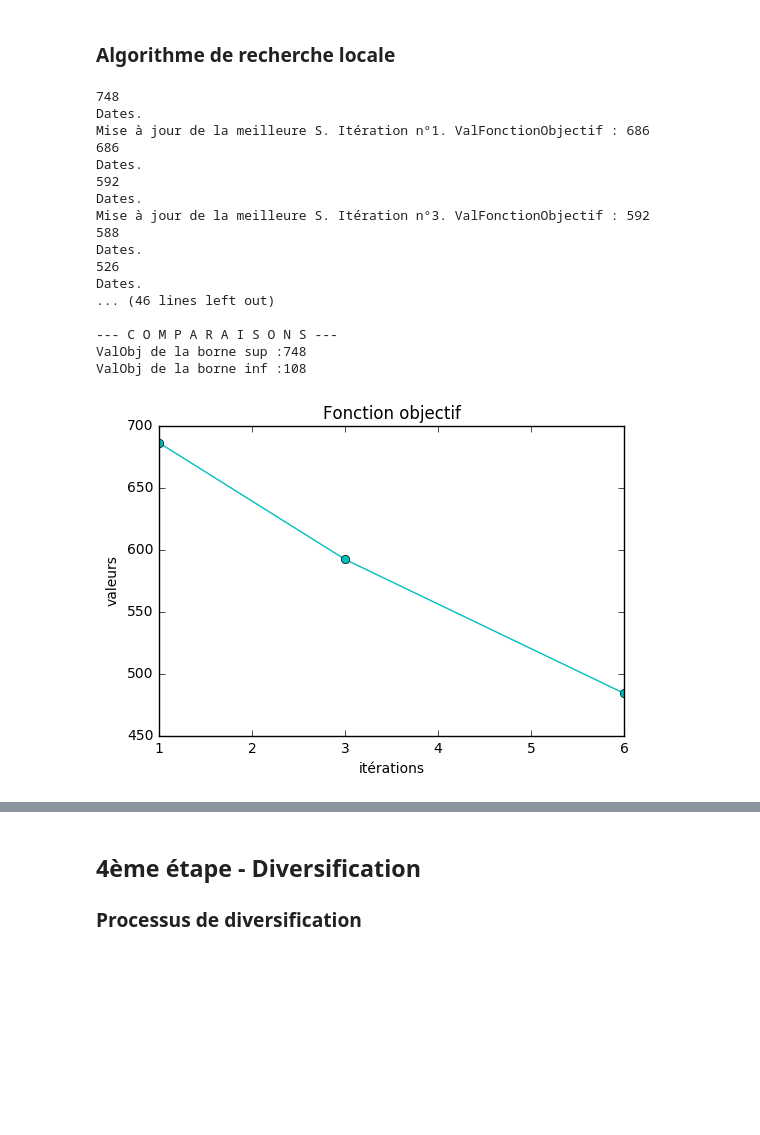
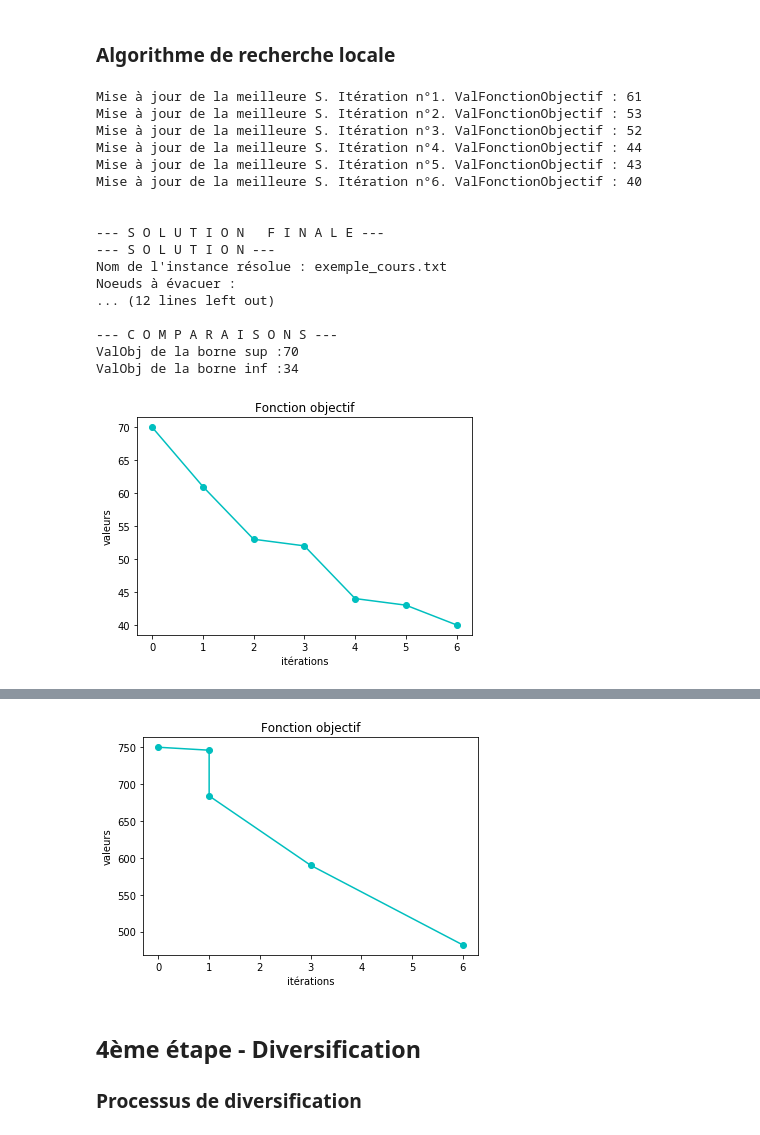
Before and after one commit to LaureFeuillet/tp_metaheuristiques, a Jupyter notebook: tp_metaheuristiques.ipynb, the cells around one changed output, grey strips where cells are left out. Cells and saved outputs as stored; diff of their text form; code cells hidden in the pictures; blank space fills up the shorter version.

```diff
--- a/tp_metaheuristiques.ipynb
+++ b/tp_metaheuristiques.ipynb
@@ -875,50 +875,61 @@ Commentaire : *** Laure Feuillet & Mael Plantec ***
 # %% [markdown]
  ### Algorithme de recherche locale
+# %%
+def algo (nomFichier, fctSolutionInitiale, fctFonctionObjectif, fctCritereArret, fctVoisinage) :
+    dateDebut = datetime.now()
+
+    evacuation, graphe = lecture(nomFichier)
+    solutionInitiale = fctSolutionInitiale(nomFichier, evacuation, graphe)
+
+    meilleureSolution, listeValFctObjectif = parcours(nomFichier, evacuation, graphe, solutionInitiale, fctFonctionObjectif, fctCritereArret, fctVoisinage)
+
+    meilleureSolution.tpsCalcul = (datetime.now() - dateDebut).total_seconds()
+    print("\n\n--- S O L U T I O N   F I N A L E ---")
+    affichageSolution(meilleureSolution)
+
+    print("--- C O M P A R A I S O N S ---")
+    borneSupSolution = borneSup(nomFichier, evacuation, graphe)
+    print("ValObj de la borne sup :" + str(borneSupSolution.valFctObjectif))
+    borneInfSolution = borneInf(nomFichier, evacuation, graphe)
+    print("ValObj de la borne inf :" + str(borneInfSolution.valFctObjectif))
+
+    return meilleureSolution, listeValFctObjectif
 # %%
-def algo (nomFichier, fctSolutionInitiale, fctFonctionObjectif, fctCritereArret, fctVoisinage) :
+def parcours(nomFichier, evacuation, graphe, solutionInitiale, fctFonctionObjectif, fctCritereArret, fctVoisinage):
+    inf = borneInf(nomFichier, evacuation, graphe).valFctObjectif
     nbIterations = 0
     voisinage = []
-    evacuation, graphe = lecture(nomFichier)
-    solutionInitiale = fctSolutionInitiale(nomFichier, evacuation, graphe)
-    inf = borneInf(nomFichier, evacuation, graphe).valFctObjectif
     espace = solutionInitiale.valFctObjectif - inf
     voisinage.append(solutionInitiale)
     meilleureSolution = solutionInitiale
 
     # Liste pour construire le graphe de descente.
     listeValFctObjectif = []
+    listeValFctObjectif.append((solutionInitiale.valFctObjectif, nbIterations))
 
     # Création de la file nécessaire au critère : moyenne glissante.
     i = fctFonctionObjectif(meilleureSolution, graphe)
     file = [i,i,i,i,i]
 
     while(not(fctCritereArret(fctFonctionObjectif(meilleureSolution, graphe), file, nbIterations))) :
-        print("- Iteration.")
+        # print("- Iteration.")
         nbIterations += 1
         # MeilleurVoisin : Voisin avec la plus petit valeur de fonction objectif
         meilleurVoisin = [voisin for voisin in voisinage if (fctFonctionObjectif(voisin, graphe) == min([fctFonctionObjectif(voisinBis, graphe) for voisinBis in voisinage]))][0]
-        print(meilleurVoisin.valFctObjectif)
+        #print(meilleurVoisin.valFctObjectif)
         voisinage = fctVoisinage(meilleurVoisin, evacuation, graphe, espace, inf)
         # On met à jour meilleureSolution
         # print("[DEBUG] Voisins")
         for voisin in voisinage :
-            print("-- Voisin.")
+            # print("-- Voisin.")
             val = fctFonctionObjectif(meilleureSolution, graphe)
             newVal = voisin.valFctObjectif
             # Si le voisin est meilleur que la solution courante, et qu'il est réalisable ...
             if ((newVal < val) & (voisin.nature == "valid")) :
                 meilleureSolution = voisin
                 listeValFctObjectif.append((newVal, nbIterations))
-                meilleureSolution.methode = "\n\t" + fctSolutionInitiale.__name__ + "\n\t" + fctFonctionObjectif.__name__ + "\n\t" + fctCritereArret.__name__ + "\n\t" + fctVoisinage.__name__
+                meilleureSolution.methode = "\n\t" + solutionInitiale.methode + "\n\t" + fctFonctionObjectif.__name__ + "\n\t" + fctCritereArret.__name__ + "\n\t" + fctVoisinage.__name__
                 print("Mise à jour de la meilleure S. Itération n°" + str(nbIterations) + ". ValFonctionObjectif : "+ str(newVal))
-    print("\n\n--- S O L U T I O N   F I N A L E ---")
-    affichageSolution(meilleureSolution)
-
-    print("--- C O M P A R A I S O N S ---")
-    borneSupSolution = borneSup(nomFichier, evacuation, graphe)
-    print("ValObj de la borne sup :" + str(borneSupSolution.valFctObjectif))
-    borneInfSolution = borneInf(nomFichier, evacuation, graphe)
-    print("ValObj de la borne inf :" + str(borneInfSolution.valFctObjectif))
 
     return meilleureSolution, listeValFctObjectif
 # %%
@@ -934,25 +945,26 @@ def affichageValFctObjectif(listeValFctObjectif):
 # %%
 def test_algo(nomFichier, fctSolutionInitiale, fctFonctionObjectif, fctCritereArret, fctVoisinage) :
     solution, listeValFctObjectif = algo(nomFichier, fctSolutionInitiale, fctFonctionObjectif, fctCritereArret, fctVoisinage)
     affichageValFctObjectif(listeValFctObjectif)
 
+test_algo("exemple_cours.txt", solutionInitiale_borneSup, fonctionObjectif_tempsEv_ecartRealisation, critereArret_moyenneGlissante_5_3, voisinage_pluriVoisinages)
 test_algo("sparse_10_30_3_2_I.full", solutionInitiale_borneSup, fonctionObjectif_tempsEv_ecartRealisation, critereArret_moyenneGlissante_5_3, voisinage_pluriVoisinages)
 # %% [output]
-748
-Dates.
-Mise à jour de la meilleure S. Itération n°1. ValFonctionObjectif : 686
-686
-Dates.
-592
-Dates.
-Mise à jour de la meilleure S. Itération n°3. ValFonctionObjectif : 592
-588
-Dates.
-526
-Dates.
-... (46 lines left out)
+Mise à jour de la meilleure S. Itération n°1. ValFonctionObjectif : 61
+Mise à jour de la meilleure S. Itération n°2. ValFonctionObjectif : 53
+Mise à jour de la meilleure S. Itération n°3. ValFonctionObjectif : 52
+Mise à jour de la meilleure S. Itération n°4. ValFonctionObjectif : 44
+Mise à jour de la meilleure S. Itération n°5. ValFonctionObjectif : 43
+Mise à jour de la meilleure S. Itération n°6. ValFonctionObjectif : 40
+
+
+--- S O L U T I O N   F I N A L E ---
+--- S O L U T I O N ---
+Nom de l'instance résolue : exemple_cours.txt
+Noeuds à évacuer :
+... (12 lines left out)
 
 --- C O M P A R A I S O N S ---
-ValObj de la borne sup :748
-ValObj de la borne inf :108
+ValObj de la borne sup :70
+ValObj de la borne inf :34
-[figure, old version]
+[figure, new version]
@@ -959,3 +988,4 @@ ValObj de la borne inf :108
+[figure, added]
 # %% [markdown]
 ## 4ème étape - Diversification
 ### Processus de diversification
```
Also changed, not shown: parts of 13 cells of this notebook, 1 other file.
